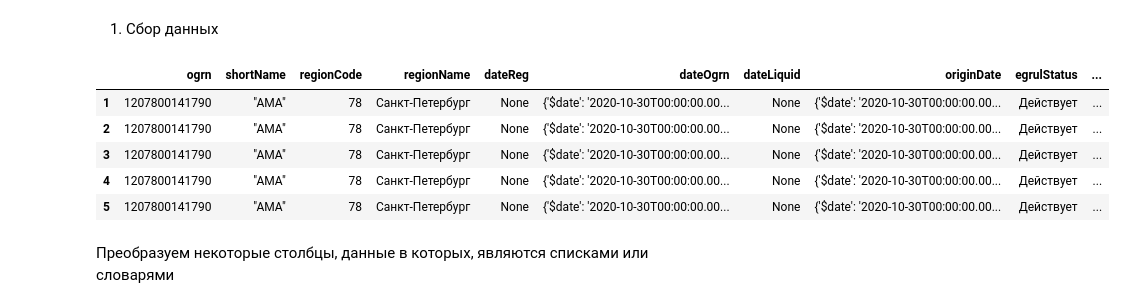
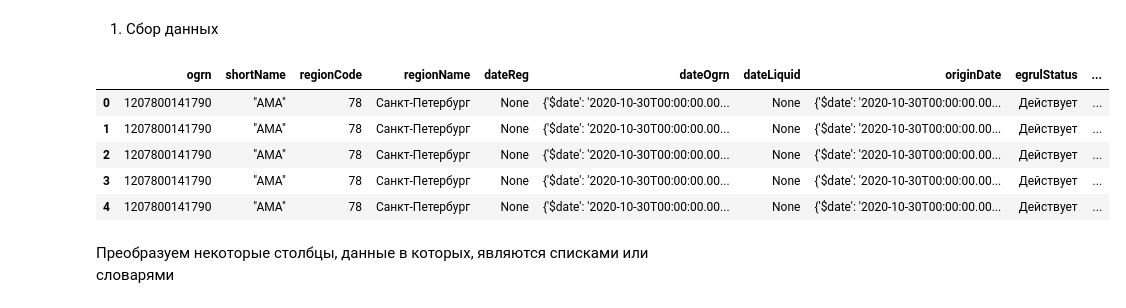
Before and after one commit to NadezdaNN/Money_for_NCO, a Jupyter notebook: Part1.ipynb, the cells around one changed output. Saved outputs shown, nothing was run; the diff lists cells and outputs as text; code cells hidden in the pictures.

```diff
--- a/Part1.ipynb
+++ b/Part1.ipynb
@@ -81,24 +68,24 @@ colunms_for_fd = [
 # %%
 # Считываем дамп данных
 data = []
 for filename in files:
-    with open('./openngo_2021_26_08/' + filename, 'r') as f:
+    with open('D:/data/openngo_2021_26_08/' + filename, 'r', encoding='utf-8') as f:
         objects = ijson.items(f, '', multiple_values=True)
         for row in objects:
             r = []
             for col in colunms_for_fd:
                 r.append(row.get(col, 0)) # вернёт 0 в случае, если данного ключа не существует
                 data.append(r)
 df = pd.DataFrame(data, columns=colunms_for_fd)
 #df = df.loc[1:1000,:]
 display(df.head())
 # %% [output]
 |  | ogrn | shortName | regionCode | regionName | dateReg | dateOgrn | dateLiquid | originDate | egrulStatus | ... |
+| 0 | 1207800141790 | "АМА" | 78 | Санкт-Петербург | None | {'$date': '2020-10-30T00:00:00.00... | None | {'$date': '2020-10-30T00:00:00.00... | Действует | ... |
 | 1 | 1207800141790 | "АМА" | 78 | Санкт-Петербург | None | {'$date': '2020-10-30T00:00:00.00... | None | {'$date': '2020-10-30T00:00:00.00... | Действует | ... |
 | 2 | 1207800141790 | "АМА" | 78 | Санкт-Петербург | None | {'$date': '2020-10-30T00:00:00.00... | None | {'$date': '2020-10-30T00:00:00.00... | Действует | ... |
 | 3 | 1207800141790 | "АМА" | 78 | Санкт-Петербург | None | {'$date': '2020-10-30T00:00:00.00... | None | {'$date': '2020-10-30T00:00:00.00... | Действует | ... |
 | 4 | 1207800141790 | "АМА" | 78 | Санкт-Петербург | None | {'$date': '2020-10-30T00:00:00.00... | None | {'$date': '2020-10-30T00:00:00.00... | Действует | ... |
-| 5 | 1207800141790 | "АМА" | 78 | Санкт-Петербург | None | {'$date': '2020-10-30T00:00:00.00... | None | {'$date': '2020-10-30T00:00:00.00... | Действует | ... |
 # %% [markdown]
 Преобразуем некоторые столбцы, данные в которых, являются списками или словарями
 # %%
```
Also changed, not shown: parts of 10 cells of this notebook.
